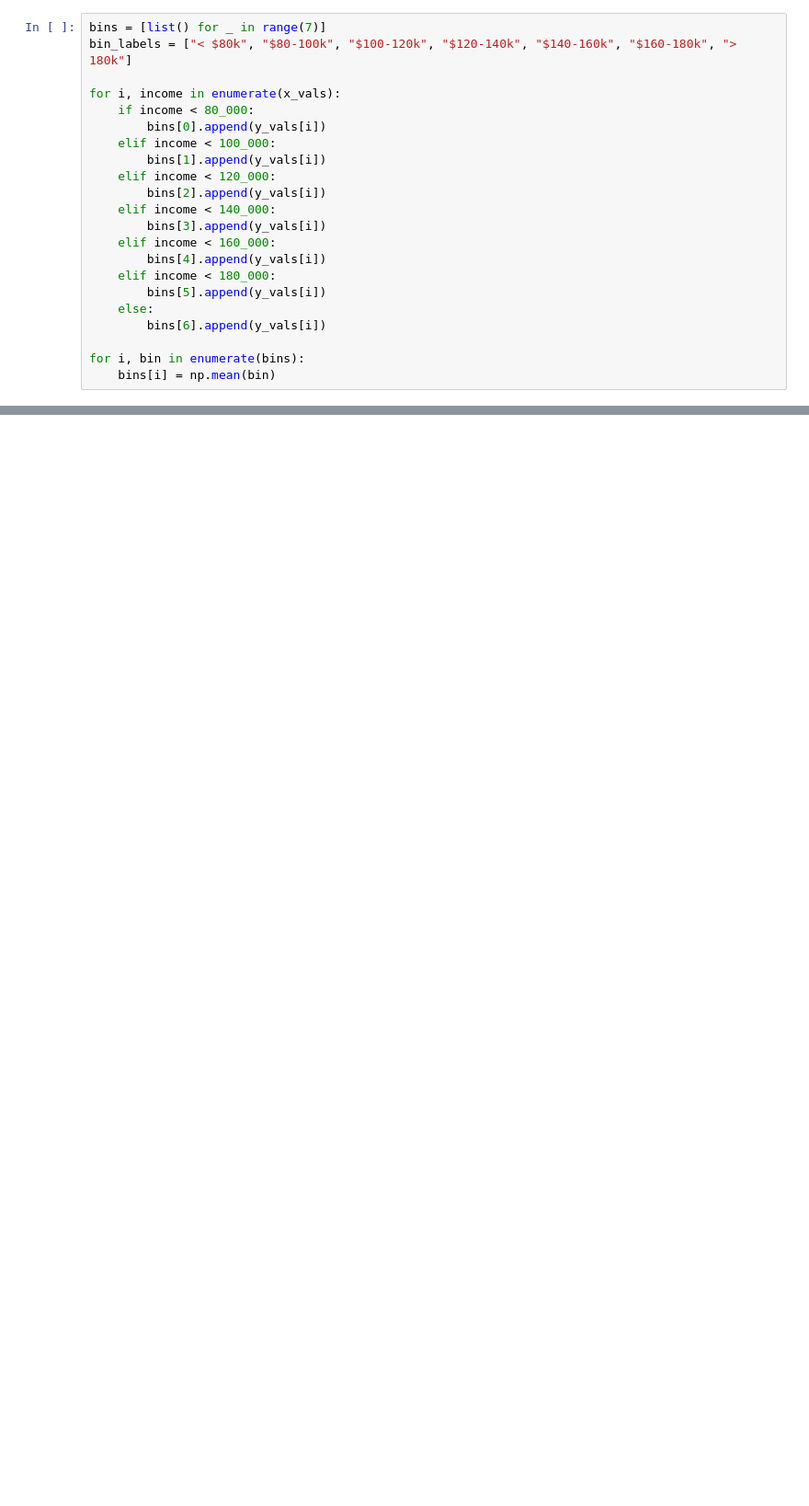
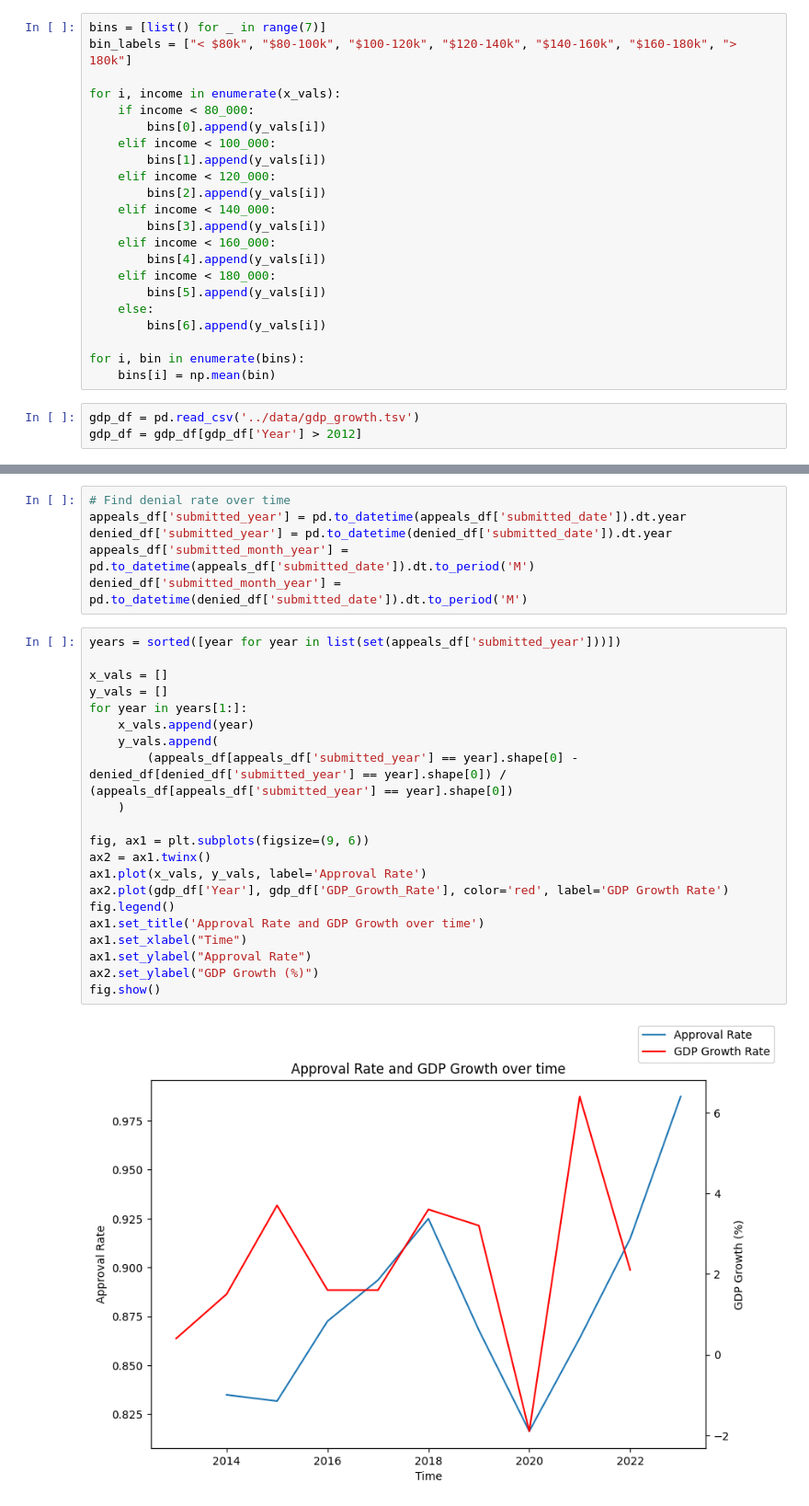
Before and after one commit to BU-Spark/ds-boston-permitting, a Jupyter notebook: fa23-team-f/workbooks/timevdo_workbook.ipynb, the cells around one changed output, grey strips where cells are left out. Shown: that part at 92% size. Saved outputs shown, nothing was run; the diff lists cells and outputs as text; blank space fills up the shorter version.

Commit message:
Added approval rate over time data

```diff
--- a/fa23-team-f/workbooks/timevdo_workbook.ipynb
+++ b/fa23-team-f/workbooks/timevdo_workbook.ipynb
@@ -153,6 +153,9 @@ for i, income in enumerate(x_vals):
 
 for i, bin in enumerate(bins):
     bins[i] = np.mean(bin)
+# %%
+gdp_df = pd.read_csv('../data/gdp_growth.tsv')
+gdp_df = gdp_df[gdp_df['Year'] > 2012]
 # %%
 plt.title("Denial Rate By Income Range")
 plt.ylabel("Percent applications denied")
@@ -168,0 +172,29 @@ np.mean(y_vals)
+# %%
+# Find denial rate over time
+appeals_df['submitted_year'] = pd.to_datetime(appeals_df['submitted_date']).dt.year
+denied_df['submitted_year'] = pd.to_datetime(denied_df['submitted_date']).dt.year
+appeals_df['submitted_month_year'] = pd.to_datetime(appeals_df['submitted_date']).dt.to_period('M')
+denied_df['submitted_month_year'] = pd.to_datetime(denied_df['submitted_date']).dt.to_period('M')
+# %%
+years = sorted([year for year in list(set(appeals_df['submitted_year']))])
+
+x_vals = []
+y_vals = []
+for year in years[1:]:
+    x_vals.append(year)
+    y_vals.append(
+        (appeals_df[appeals_df['submitted_year'] == year].shape[0] - denied_df[denied_df['submitted_year'] == year].shape[0]) / (appeals_df[appeals_df['submitted_year'] == year].shape[0])
+    )
+
+fig, ax1 = plt.subplots(figsize=(9, 6))
+ax2 = ax1.twinx()
+ax1.plot(x_vals, y_vals, label='Approval Rate')
+ax2.plot(gdp_df['Year'], gdp_df['GDP_Growth_Rate'], color='red', label='GDP Growth Rate')
+fig.legend()
+ax1.set_title('Approval Rate and GDP Growth over time')
+ax1.set_xlabel("Time")
+ax1.set_ylabel("Approval Rate")
+ax2.set_ylabel("GDP Growth (%)")
+fig.show()
+# %% [output]
+[figure, added]
```
Also changed, not shown: parts of 9 cells of this notebook.
